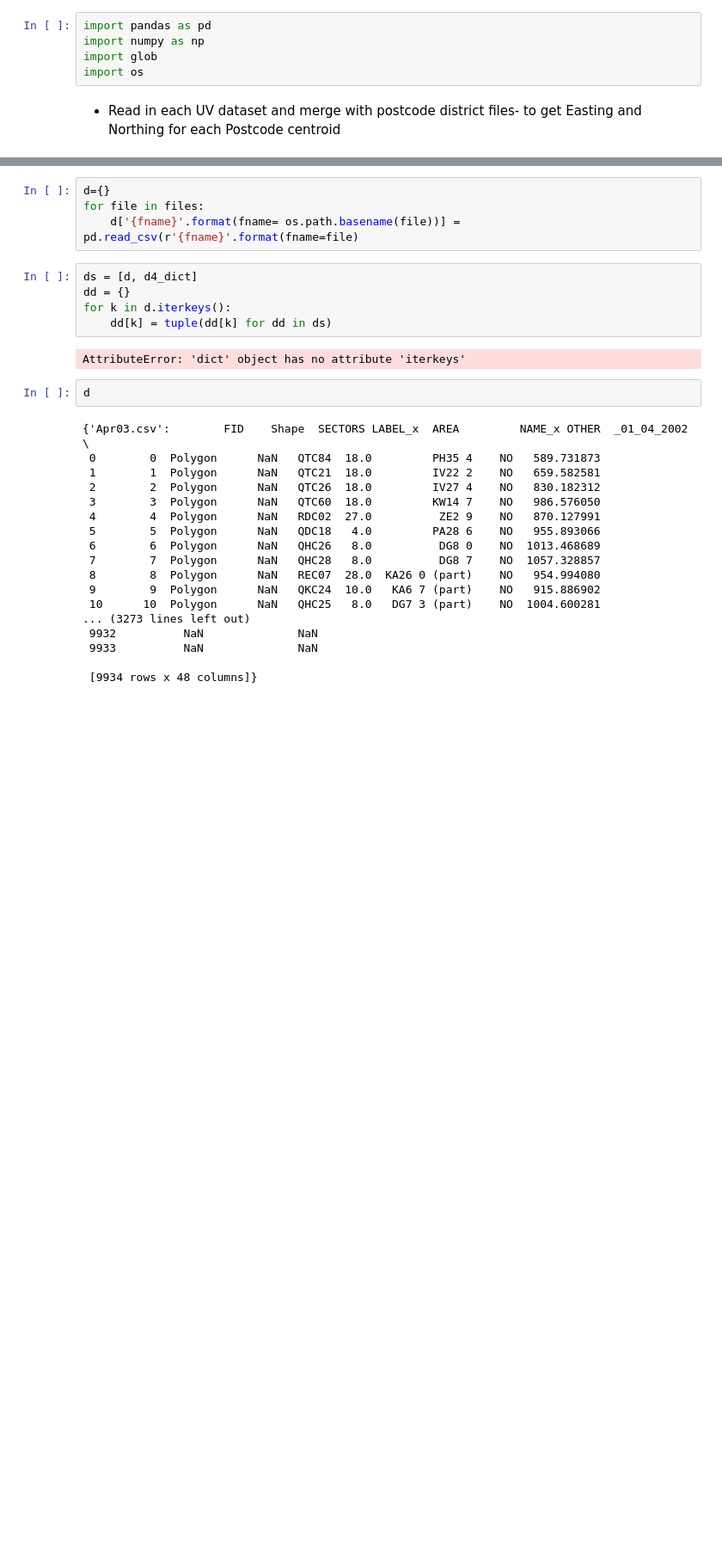
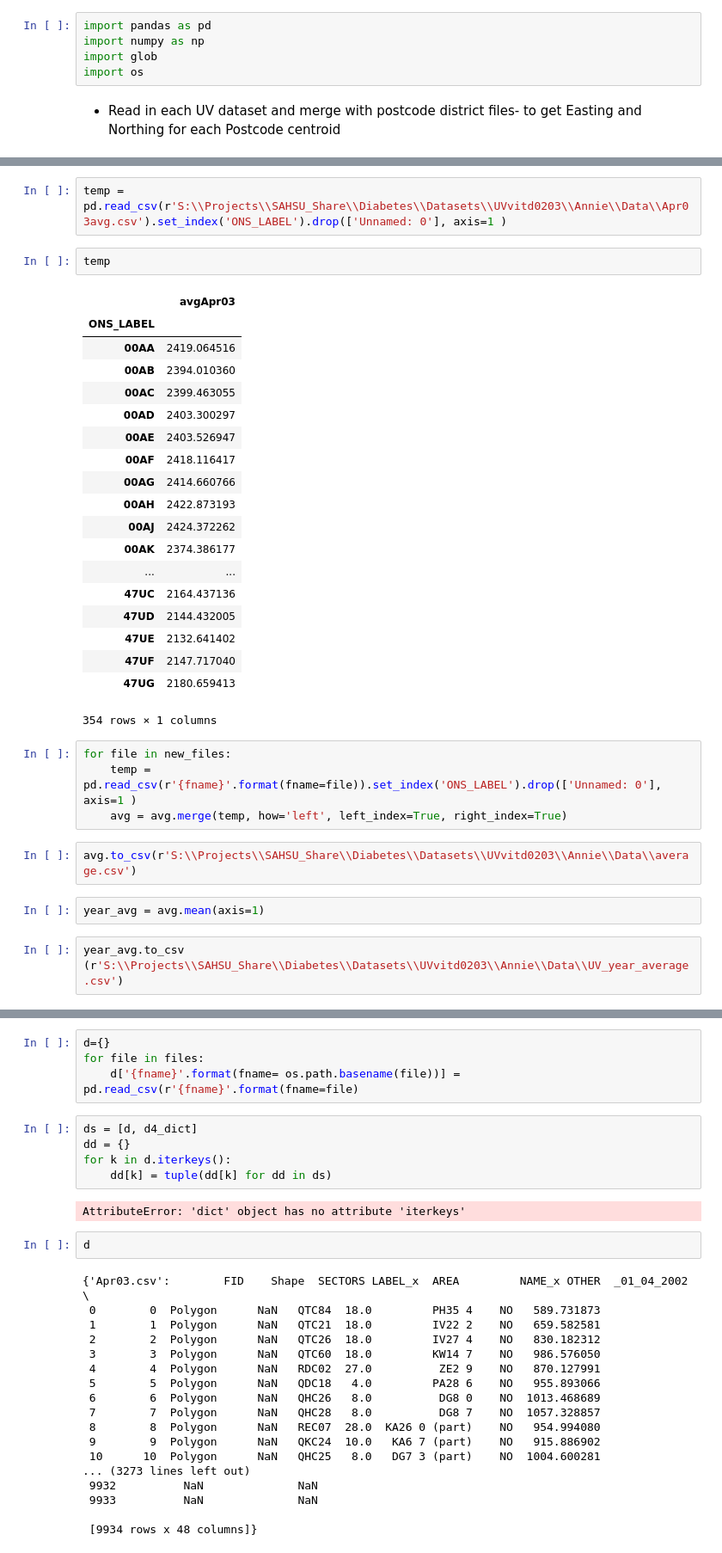
Before and after one commit to annalisasheehan/ICL_Diabetes, a Jupyter notebook: UV_postcode_district.ipynb, the cells around one changed output, grey strips where cells are left out. Shown at 86% size. Saved outputs shown, nothing was run; the diff lists cells and outputs as text; blank space fills up the shorter version.

Commit message:
Added code for calculating year average

```diff
--- a/UV_postcode_district.ipynb
+++ b/UV_postcode_district.ipynb
@@ -36,0 +107,34 @@ for file in files:
+# %%
+temp = pd.read_csv(r'S:\\Projects\\SAHSU_Share\\Diabetes\\Datasets\\UVvitd0203\\Annie\\Data\\Apr03avg.csv').set_index('ONS_LABEL').drop(['Unnamed: 0'], axis=1 )
+# %%
+temp
+# %% [output]
+|  | avgApr03 |
+| ONS_LABEL |  |
+| 00AA | 2419.064516 |
+| 00AB | 2394.010360 |
+| 00AC | 2399.463055 |
+| 00AD | 2403.300297 |
+| 00AE | 2403.526947 |
+| 00AF | 2418.116417 |
+| 00AG | 2414.660766 |
+| 00AH | 2422.873193 |
+| 00AJ | 2424.372262 |
+| 00AK | 2374.386177 |
+| ... | ... |
+| 47UC | 2164.437136 |
+| 47UD | 2144.432005 |
+| 47UE | 2132.641402 |
+| 47UF | 2147.717040 |
+| 47UG | 2180.659413 |
+354 rows × 1 columns
+# %%
+for file in new_files:
+    temp = pd.read_csv(r'{fname}'.format(fname=file)).set_index('ONS_LABEL').drop(['Unnamed: 0'], axis=1 )
+    avg = avg.merge(temp, how='left', left_index=True, right_index=True)
+# %%
+avg.to_csv(r'S:\\Projects\\SAHSU_Share\\Diabetes\\Datasets\\UVvitd0203\\Annie\\Data\\average.csv')
+# %%
+year_avg = avg.mean(axis=1)
+# %%
+year_avg.to_csv (r'S:\\Projects\\SAHSU_Share\\Diabetes\\Datasets\\UVvitd0203\\Annie\\Data\\UV_year_average.csv')
```
Also changed, not shown: parts of 23 cells of this notebook.
